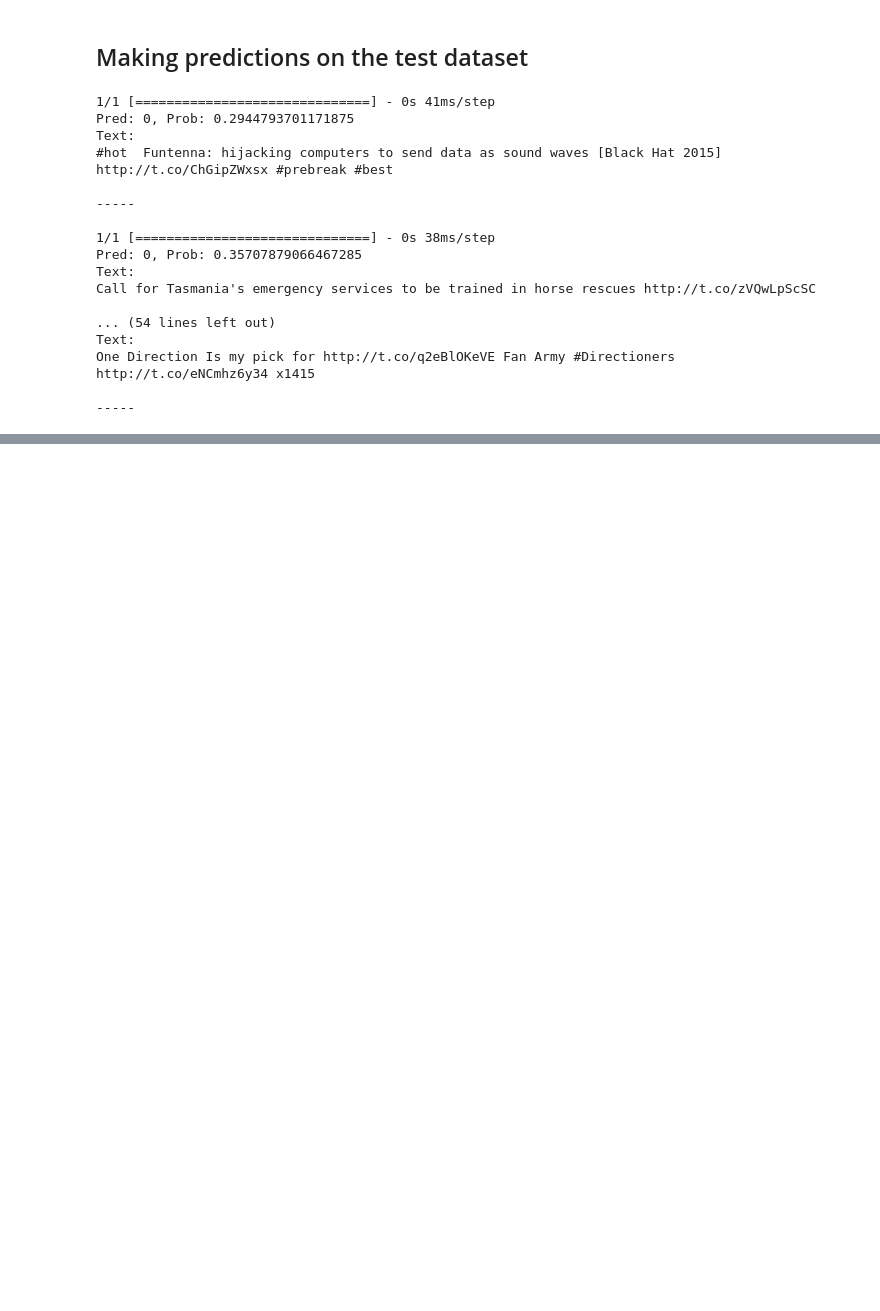
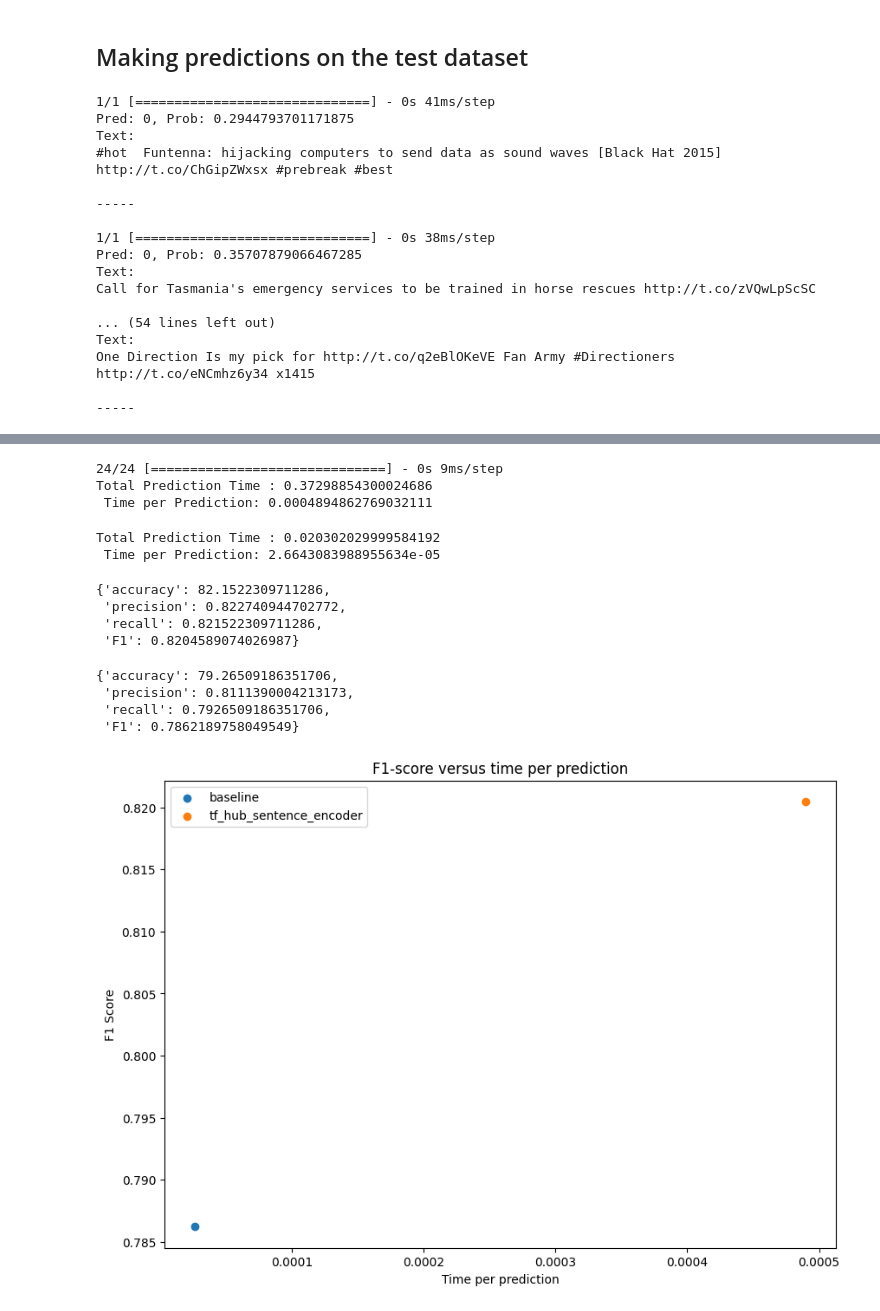
Before and after one commit to 21Ovi/TensorFlow_, a Jupyter notebook: 06_NPL_in_TensorFlow_Fundamentals.ipynb, the cells around one changed output, grey strips where cells are left out. Drawn from its saved outputs; the diff is of its cells as text; code cells hidden in the pictures; blank space fills up the shorter version.

```diff
--- a/06_NPL_in_TensorFlow_Fundamentals.ipynb
+++ b/06_NPL_in_TensorFlow_Fundamentals.ipynb
@@ -1656,0 +1665,15 @@ hello world
+# %%
+# Let's make a function to measure the time of prediction
+import time
+
+def pred_timer(model, samples):
+  """
+  Times how long a model takes to make predictions on samples
+  """
+  start_time = time.perf_counter() # get start time
+  model.predict(samples) # make prediction
+  end_time = time.perf_counter() # get finish time
+  total_time = end_time - start_time # calculate how long prediction took to make
+  time_per_pred = total_time/len(samples)
+  print(f"Total Prediction Time : {total_time} \n Time per Prediction: {time_per_pred}")
+  return total_time, time_per_pred
@@ -1656,0 +1688,42 @@ hello world
+# %%
+# Calculate TF Hub Sentence Encoder time per pred
+model_6_pred_time, model_6_time_per_pred = pred_timer(model_6_pretrained, val_sentences)
+# %% [output]
+24/24 [==============================] - 0s 9ms/step
+Total Prediction Time : 0.37298854300024686
+ Time per Prediction: 0.0004894862769032111
+# %%
+# Calculate our baseline model times per pred
+baseline_pred_time, baseline_time_per_pred = pred_timer(model_0, val_sentences)
+# %% [output]
+Total Prediction Time : 0.020302029999584192
+ Time per Prediction: 2.6643083988955634e-05
+# %%
+# Get results for pretrained model
+model_6_pretrained_resutls = calculate_results(y_true=val_labels,
+                                               y_pred=model_6_pretrained_preds)
+model_6_pretrained_resutls
+# %% [output]
+{'accuracy': 82.1522309711286,
+ 'precision': 0.822740944702772,
+ 'recall': 0.821522309711286,
+ 'F1': 0.8204589074026987}
+# %%
+baseline_results
+# %% [output]
+{'accuracy': 79.26509186351706,
+ 'precision': 0.8111390004213173,
+ 'recall': 0.7926509186351706,
+ 'F1': 0.7862189758049549}
+# %%
+import matplotlib.pyplot as plt
+
+plt.figure(figsize=(10, 7))
+plt.scatter(baseline_time_per_pred, baseline_results["F1"], label="baseline")
+plt.scatter(model_6_time_per_pred, model_6_pretrained_resutls["F1"], label="tf_hub_sentence_encoder")
+plt.legend()
+plt.title("F1-score versus time per prediction")
+plt.xlabel("Time per prediction")
+plt.ylabel("F1 Score");
+# %% [output]
+[figure, added]
```
Also changed, not shown: parts of 7 cells of this notebook.
